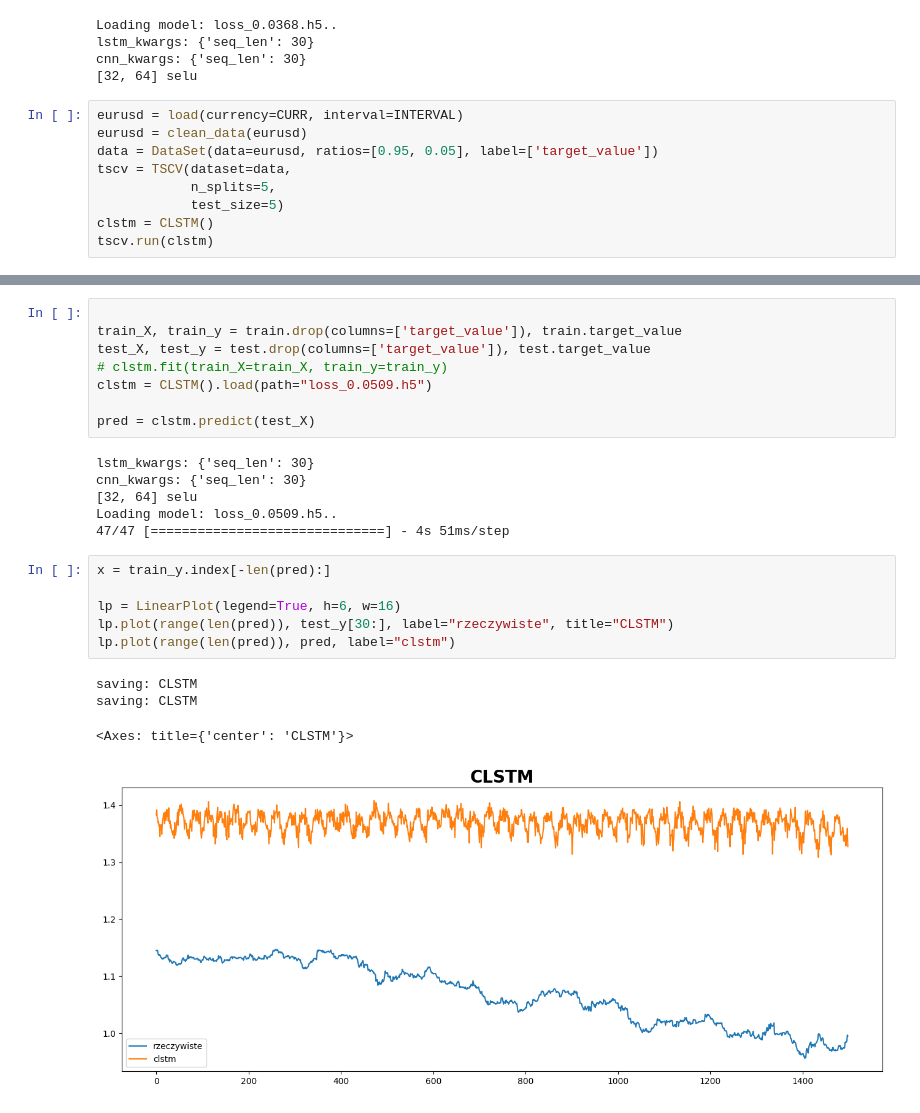
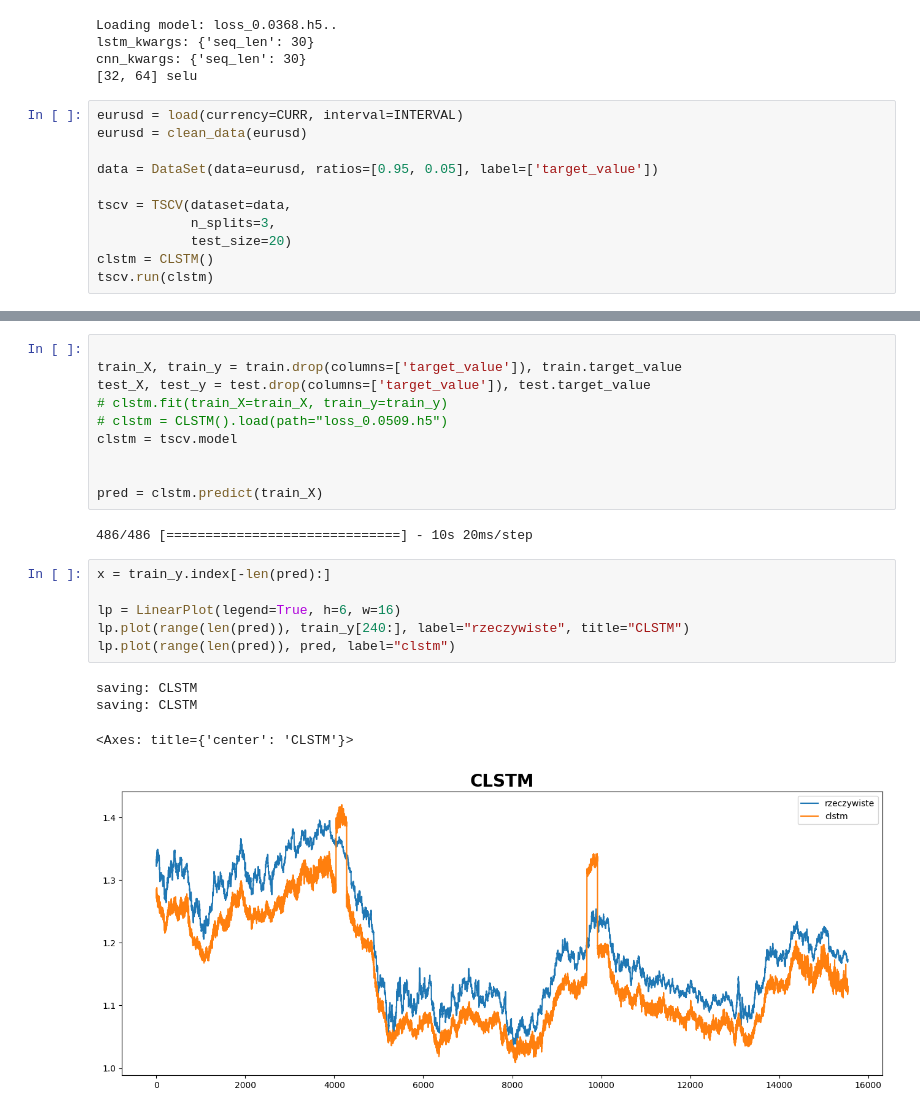
Before and after one commit to sebastiansukiennik01/ForexForecasting, a Jupyter notebook: chapter_3_5.ipynb, the cells around one changed output, grey strips where cells are left out. Drawn from its saved outputs; the diff is of its cells as text.

Commit message:
Constructed first acceptable CLSTM model

```diff
--- a/chapter_3_5.ipynb
+++ b/chapter_3_5.ipynb
@@ -401,10 +414,12 @@ cnn_kwargs: {'seq_len': 30}
 # %%
 eurusd = load(currency=CURR, interval=INTERVAL)
 eurusd = clean_data(eurusd)
+
 data = DataSet(data=eurusd, ratios=[0.95, 0.05], label=['target_value'])
+
 tscv = TSCV(dataset=data,
-            n_splits=5,
-            test_size=5)
+            n_splits=3,
+            test_size=20)
 clstm = CLSTM()
 tscv.run(clstm)
 # %% [output]
@@ -436,23 +451,21 @@ Epoch 4/30
 train_X, train_y = train.drop(columns=['target_value']), train.target_value
 test_X, test_y = test.drop(columns=['target_value']), test.target_value
 # clstm.fit(train_X=train_X, train_y=train_y)
-clstm = CLSTM().load(path="loss_0.0509.h5")
+# clstm = CLSTM().load(path="loss_0.0509.h5")
+clstm = tscv.model
 
-pred = clstm.predict(test_X)
+
+pred = clstm.predict(train_X)
 # %% [output]
-lstm_kwargs: {'seq_len': 30}
-cnn_kwargs: {'seq_len': 30}
-[32, 64] selu
-Loading model: loss_0.0509.h5..
-47/47 [==============================] - 4s 51ms/step
+486/486 [==============================] - 10s 20ms/step
 # %%
 x = train_y.index[-len(pred):]
 
 lp = LinearPlot(legend=True, h=6, w=16)
-lp.plot(range(len(pred)), test_y[30:], label="rzeczywiste", title="CLSTM")
+lp.plot(range(len(pred)), train_y[240:], label="rzeczywiste", title="CLSTM")
 lp.plot(range(len(pred)), pred, label="clstm")
 # %% [output]
 saving: CLSTM
 saving: CLSTM
 <Axes: title={'center': 'CLSTM'}>
-[figure, old version]
+[figure, new version]
```
Also changed, not shown: parts of 8 cells of this notebook.
